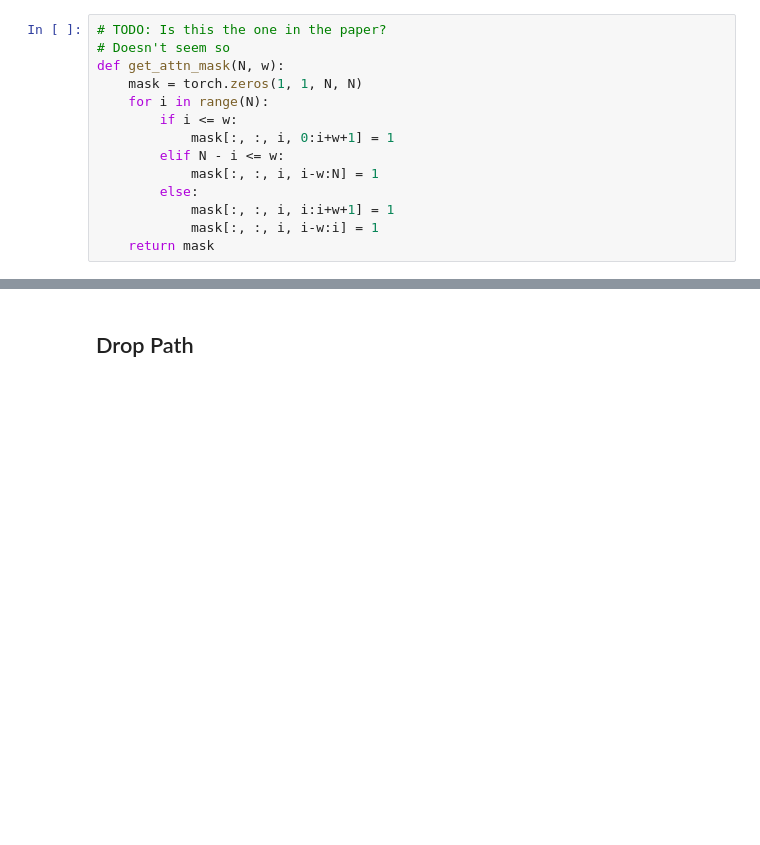
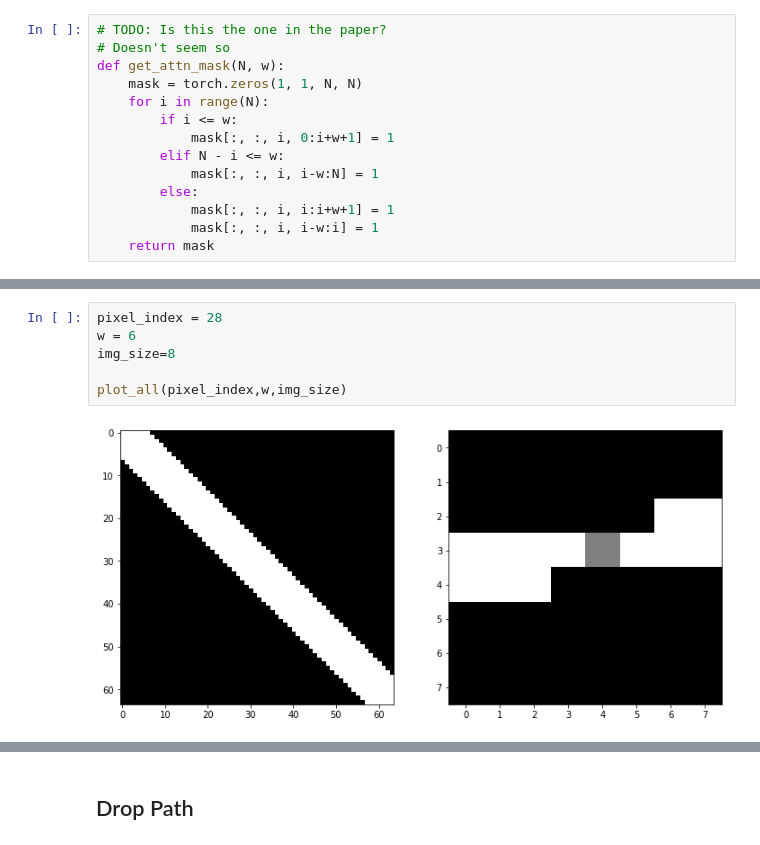
Before and after one commit to azfarkhoja305/GANs, a Jupyter notebook: Transformer_Generator.ipynb, the cells around one changed output, grey strips where cells are left out. Saved outputs shown, nothing was run; the diff lists cells and outputs as text; blank space fills up the shorter version.

```diff
--- a/Transformer_Generator.ipynb
+++ b/Transformer_Generator.ipynb
@@ -63,0 +80,8 @@ plt.imshow(mask.squeeze(), cmap='gray')
+# %%
+pixel_index = 28
+w = 6
+img_size=8
+
+plot_all(pixel_index,w,img_size)
+# %% [output]
+[figure, added]
```
Also changed, not shown: parts of 10 cells of this notebook.
